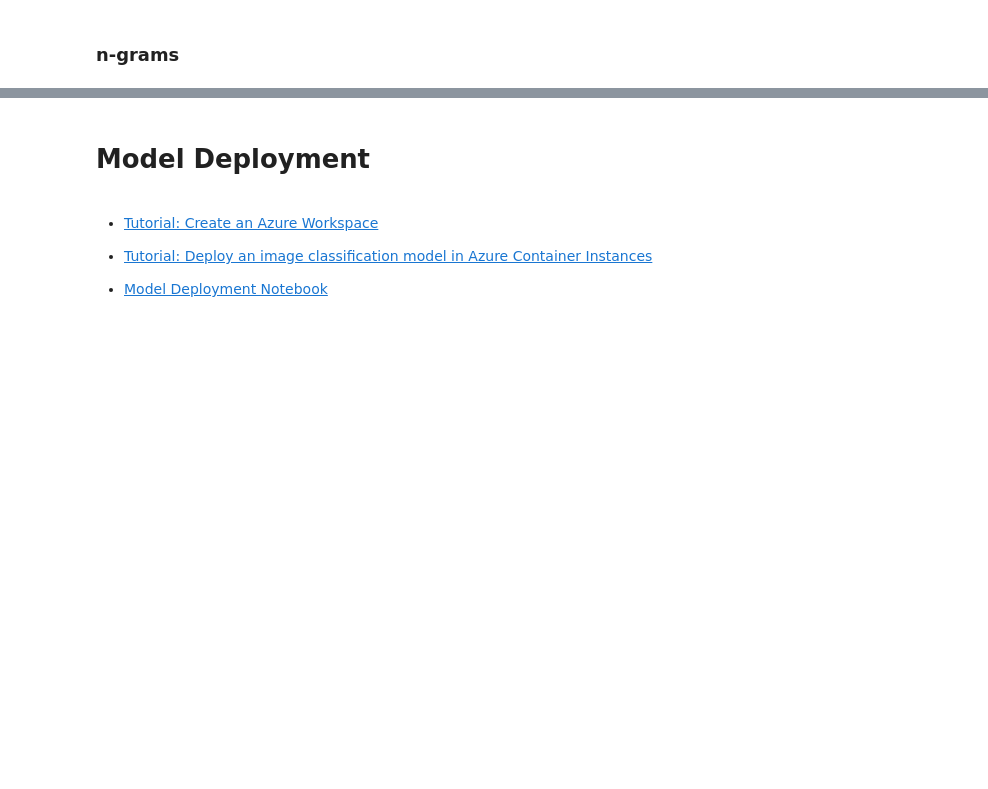
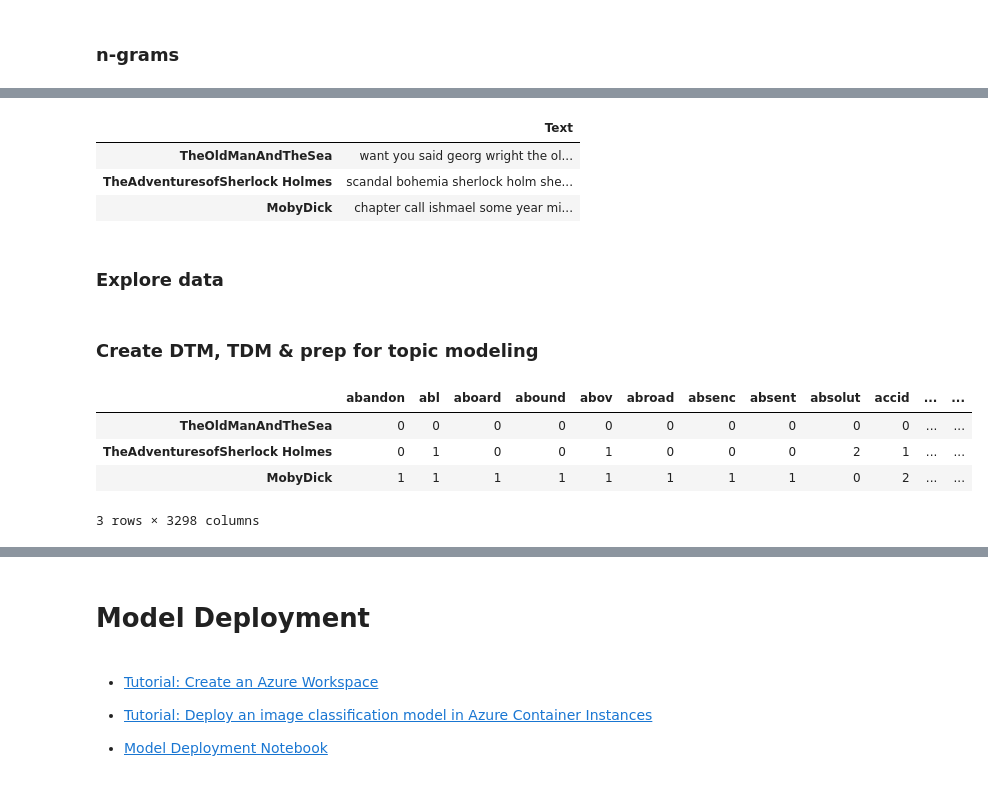
Before and after one commit to ebharucha/Misc, a Jupyter notebook: Cheat Sheet.ipynb, the cells around one changed output, grey strips where cells are left out. Saved outputs shown, nothing was run; the diff lists cells and outputs as text; code cells hidden in the pictures; blank space fills up the shorter version.

```diff
--- a/Cheat Sheet.ipynb
+++ b/Cheat Sheet.ipynb
@@ -1218,0 +1082,9 @@ print(model.predict(vect.transform(['not an issue, phone is working',
+# %%
+# Read text & store in dictionary
+
+books = ['TheOldManAndTheSea', 'TheAdventuresofSherlock Holmes', 'MobyDick']
+data_txt = dict()
+
+for book in books:
+    with open (f'data/{book}.txt', 'rb') as f:
+        data_txt[book] = f.read()
@@ -1218,0 +1133,23 @@ print(model.predict(vect.transform(['not an issue, phone is working',
+# %%
+# Choose words of certain length & frequency and apply stemming
+
+import nltk
+
+def stemming(txt):
+    tokenized_words = nltk.word_tokenize(txt)       # Tokenize the text - split into words
+    freq_dist = nltk.FreqDist(tokenized_words)      # Get Frequency Distibution of words
+    freq_tokenized_words = [w for (w, f) in freq_dist.items() if len(w) >= 3 and f >= 5]  # Remove words less than 3 chars & occurring less than 5 times
+    porter = nltk.PorterStemmer()         # Apply stemming to tokenized list
+    stemmed_words = [porter.stem(w) for w in freq_tokenized_words]
+    txt = ' '.join(w for w in stemmed_words)   # Join stemmed word list into string
+    return (txt)
+
+stem = lambda x: stemming(x)
+
+data_df_clean_stem_freq = pd.DataFrame(data_df_clean.Text.apply(stem))
+data_df_clean_stem_freq
+# %% [output]
+|  | Text |
+| TheOldManAndTheSea | want you said georg wright the ol... |
+| TheAdventuresofSherlock Holmes | scandal bohemia sherlock holm she... |
+| MobyDick | chapter call ishmael some year mi... |
@@ -1218,0 +1167,2 @@ print(model.predict(vect.transform(['not an issue, phone is working',
+# %% [markdown]
+### Explore data
@@ -1218,0 +1176,25 @@ print(model.predict(vect.transform(['not an issue, phone is working',
+# %% [markdown]
+### Create DTM, TDM & prep for topic modeling
+# %%
+# Stop words
+
+from nltk.corpus import stopwords
+
+stop_words = stopwords.words('english')
+stop_words.extend(['she', 'he', 'him', 'they', 'and'])
+# %%
+# Create DTM (document-term matrix)
+
+from sklearn.feature_extraction.text import CountVectorizer
+
+cv = CountVectorizer(stop_words=stop_words)
+data_cv = cv.fit_transform(data_df_clean_stem_freq.Text)
+data_dtm = pd.DataFrame(data_cv.toarray(), columns=cv.get_feature_names())
+data_dtm.index = data_df_clean_stem_freq.index
+data_dtm
+# %% [output]
+|  | abandon | abl | aboard | abound | abov | abroad | absenc | absent | absolut | accid | ... | ... |
+| TheOldManAndTheSea | 0 | 0 | 0 | 0 | 0 | 0 | 0 | 0 | 0 | 0 | ... | ... |
+| TheAdventuresofSherlock Holmes | 0 | 1 | 0 | 0 | 1 | 0 | 0 | 0 | 2 | 1 | ... | ... |
+| MobyDick | 1 | 1 | 1 | 1 | 1 | 1 | 1 | 1 | 0 | 2 | ... | ... |
+3 rows × 3298 columns
```
Also changed, not shown: parts of 76 cells of this notebook, 9 other files.
